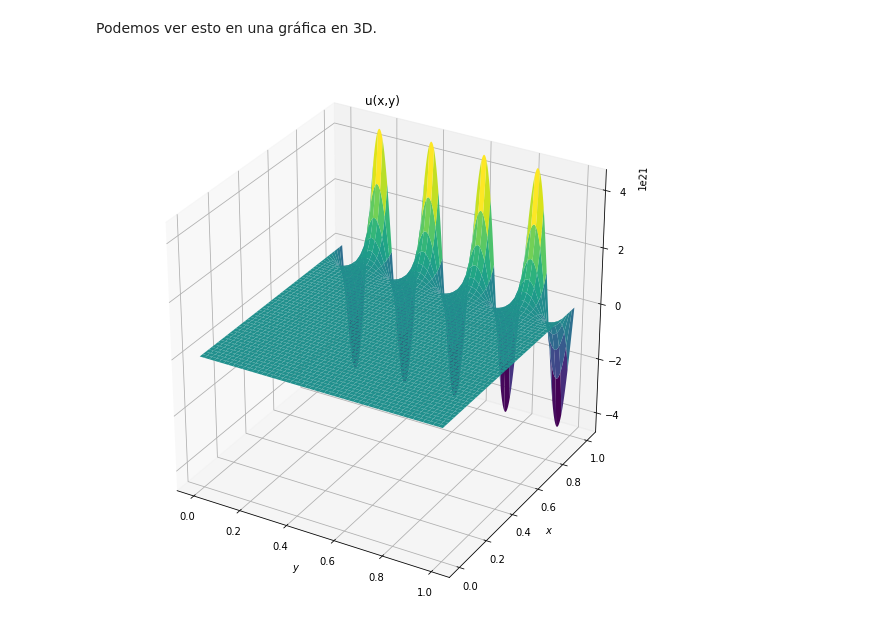
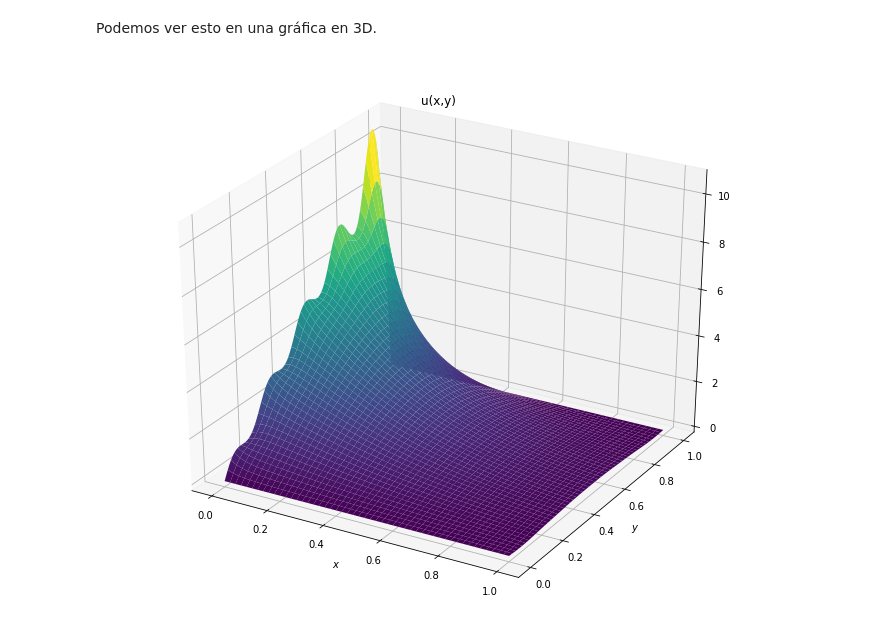
Before and after one commit to KFM0404/EDP1, a Jupyter notebook: Problema de Dirichlet/ProblemaDirichlet_B.ipynb, the cells around one changed output. Drawn from its saved outputs; the diff is of its cells as text; code cells hidden in the pictures.

```diff
--- a/Problema de Dirichlet/ProblemaDirichlet_B.ipynb
+++ b/Problema de Dirichlet/ProblemaDirichlet_B.ipynb
@@ -20,8 +20,8 @@ def u_x_y(x,y):
     f = zeros ((len(x),len(y)))
     for i in range(len(x)):
         for n in range(1,N):
-          a = (-20*(-1)^n)/(n*pi)
-          b = (((2*(((-1)**n)-1)*sinh(n*pi))/((n*pi)**2))+((20*((-1)**n))/(n*pi)))*tanh(n*pi)
+          a = (-20*(-1)**n)/(n*pi)
+          b= (2*((-1)**n-1)+20*(n*pi)*sinh(n*pi)*(-1)**n)/(n**2*pi**2*cosh(n*pi))
           f[:,i] += (a*cosh(n*pi*x[i])+b*sinh(n*pi*x[i]))*sin(n*pi*y)
     return f
 # %% [markdown]
@@ -29,16 +29,16 @@ Podemos ver esto en una gráfica en 3D.
 # %%
 #%matplotlib notebook
 from mpl_toolkits.mplot3d import Axes3D
 
-fig = plt.figure(figsize=(10,10))
+fig = plt.figure(figsize=(12,10))
 ax = fig.add_subplot(111, projection="3d")
 
 X,Y = np.meshgrid(x,y)
 
 U = u_x_y(x,y)
 
-plt.xlabel('$y$'); plt.ylabel('$x$');
+plt.xlabel('$x$'); plt.ylabel('$y$');
 plt.title("u(x,y)")
-ax.plot_surface(Y, X, U, cmap="viridis"); #Otros colores:"viridis", "inferno", "plasma"
+ax.plot_surface(X, Y, U, cmap="viridis"); #Otros colores:"viridis", "inferno", "plasma"
 # %% [output]
-[figure, old version]
+[figure, new version]
```
